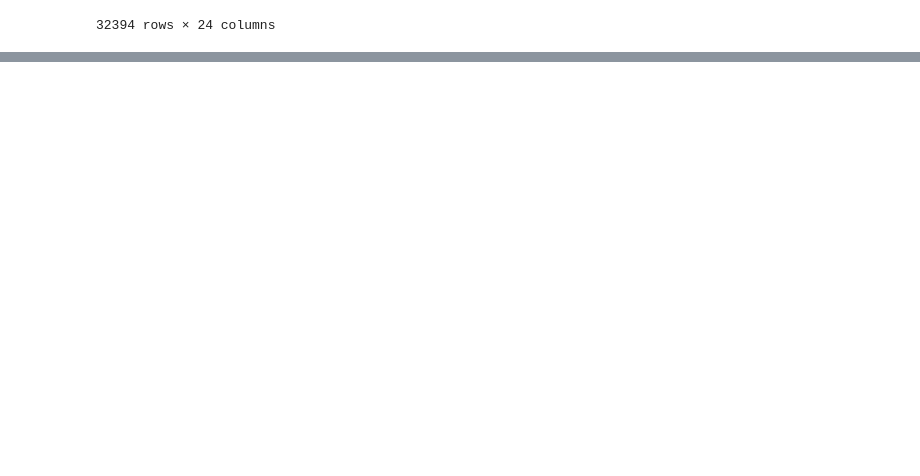
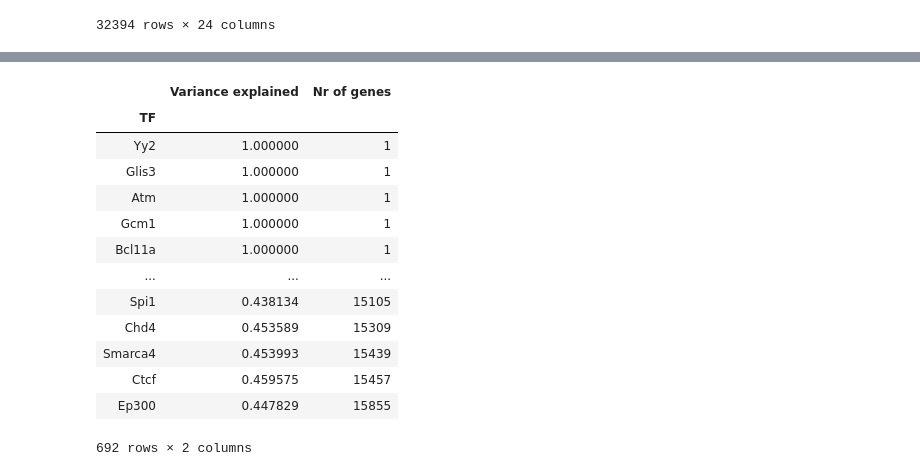
Before and after one commit to statisticalbiotechnology/translong, a Jupyter notebook: src/TF_PCA_Full.ipynb, the cells around one changed output, grey strips where cells are left out. Drawn from its saved outputs; the diff is of its cells as text; code cells hidden in the pictures; blank space fills up the shorter version.

Commit message:
Working towards smaller TF target gene sets

```diff
--- a/src/TF_PCA_Full.ipynb
+++ b/src/TF_PCA_Full.ipynb
@@ -445,2 +523,19 @@ logdata = log2trans(expdata)
+# %%
+df_var_expl.sort_values(by='Nr of genes')
+# %% [output]
+|  | Variance explained | Nr of genes |
+| TF |  |  |
+| Yy2 | 1.000000 | 1 |
+| Glis3 | 1.000000 | 1 |
+| Atm | 1.000000 | 1 |
+| Gcm1 | 1.000000 | 1 |
+| Bcl11a | 1.000000 | 1 |
+| ... | ... | ... |
+| Spi1 | 0.438134 | 15105 |
+| Chd4 | 0.453589 | 15309 |
+| Smarca4 | 0.453993 | 15439 |
+| Ctcf | 0.459575 | 15457 |
+| Ep300 | 0.447829 | 15855 |
+692 rows × 2 columns
 # %%
 #Perform ANOVA
```
Also changed, not shown: parts of 8 cells of this notebook, 3 other files.
